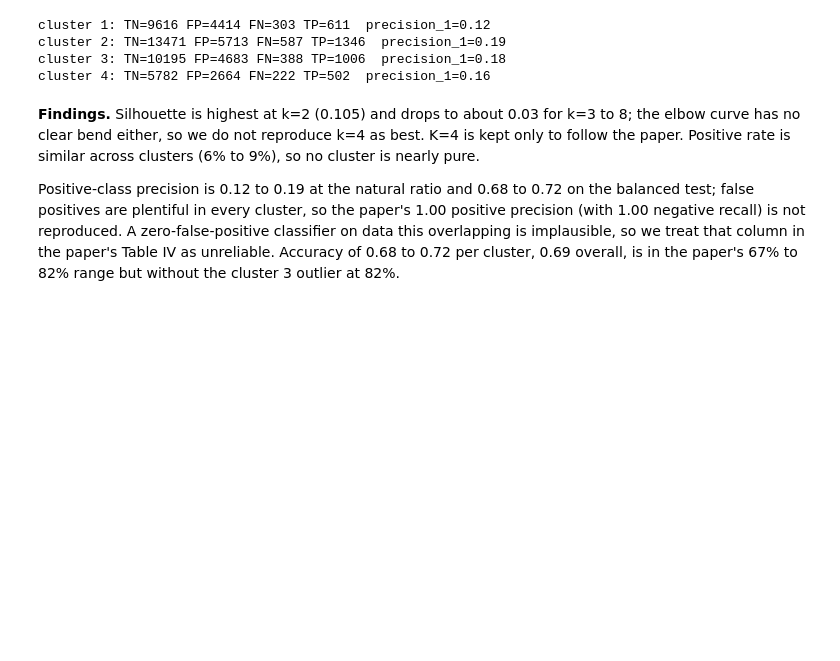
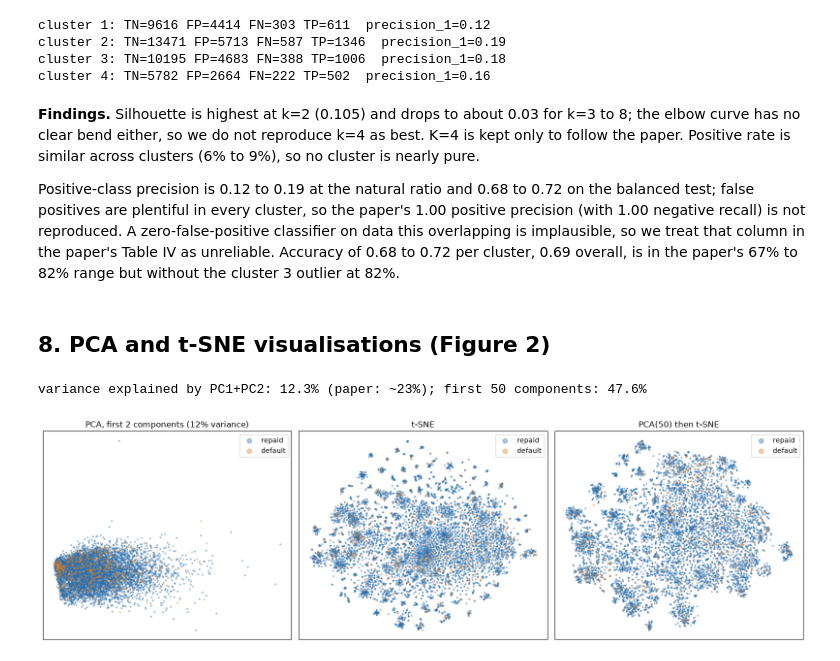
Before and after one commit to SingularityT3/loanliness, a Jupyter notebook: loan_pipeline.ipynb, the cells around one changed output. Drawn from its saved outputs; the diff is of its cells as text; code cells hidden in the pictures; blank space fills up the shorter version.

Commit message:
PCA and t-SNE visualisations, notes on differences

```diff
--- a/loan_pipeline.ipynb
+++ b/loan_pipeline.ipynb
@@ -553,3 +553,38 @@ cluster 4: TN=5782 FP=2664 FN=222 TP=502  precision_1=0.16
 **Findings.** Silhouette is highest at k=2 (0.105) and drops to about 0.03 for k=3 to 8; the elbow curve has no clear bend either, so we do not reproduce k=4 as best. K=4 is kept only to follow the paper. Positive rate is similar across clusters (6% to 9%), so no cluster is nearly pure.
 
 Positive-class precision is 0.12 to 0.19 at the natural ratio and 0.68 to 0.72 on the balanced test; false positives are plentiful in every cluster, so the paper's 1.00 positive precision (with 1.00 negative recall) is not reproduced. A zero-false-positive classifier on data this overlapping is implausible, so we treat that column in the paper's Table IV as unreliable. Accuracy of 0.68 to 0.72 per cluster, 0.69 overall, is in the paper's 67% to 82% range but without the cluster 3 outlier at 82%.
+# %% [markdown]
+## 8. PCA and t-SNE visualisations (Figure 2)
+# %%
+from sklearn.decomposition import PCA
+from sklearn.manifold import TSNE
+
+pca = PCA(n_components=50, random_state=CONFIG["seed"]).fit(Xtr)
+Z = pca.transform(Xtr)
+evr = pca.explained_variance_ratio_
+print(f"variance explained by PC1+PC2: {evr[:2].sum():.1%} (paper: ~23%); first 50 components: {evr.sum():.1%}")
+
+# t-SNE on a random subsample of train
+sub = np.random.default_rng(CONFIG["seed"]).choice(len(Xtr), 8000, replace=False)
+ysub, csub = y_train.to_numpy()[sub], c_train[sub]
+tsne_raw = TSNE(2, perplexity=30, init="pca", random_state=CONFIG["seed"], n_jobs=-1).fit_transform(Xtr[sub])
+tsne_pca = TSNE(2, perplexity=30, init="pca", random_state=CONFIG["seed"], n_jobs=-1).fit_transform(Z[sub])
+# %% [output]
+variance explained by PC1+PC2: 12.3% (paper: ~23%); first 50 components: 47.6%
+# %%
+def scatter(ax, P, labels, title, palette, names):
+    for lab, col in palette.items():
+        m = labels == lab
+        ax.scatter(P[m, 0], P[m, 1], s=3, alpha=0.4, c=col, label=names[lab], rasterized=True)
+    ax.set_title(title); ax.legend(markerscale=4, loc="best")
+
+cls_pal, cls_names = {0: "#2a6fb0", 1: "#d9822b"}, {0: "repaid", 1: "default"}
+pcs = Z[sub, :2]
+fig, ax = plt.subplots(1, 3, figsize=(16, 4.8))
+scatter(ax[0], pcs, ysub, f"PCA, first 2 components ({evr[:2].sum():.0%} variance)", cls_pal, cls_names)
+scatter(ax[1], tsne_raw, ysub, "t-SNE", cls_pal, cls_names)
+scatter(ax[2], tsne_pca, ysub, "PCA(50) then t-SNE", cls_pal, cls_names)
+for a in ax: a.set_xticks([]); a.set_yticks([])
+plt.tight_layout(); plt.savefig(OUT / "figure2.png", dpi=150); plt.show()
+# %% [output]
+[figure, added]
```
Also changed, not shown: parts of 3 cells of this notebook.
